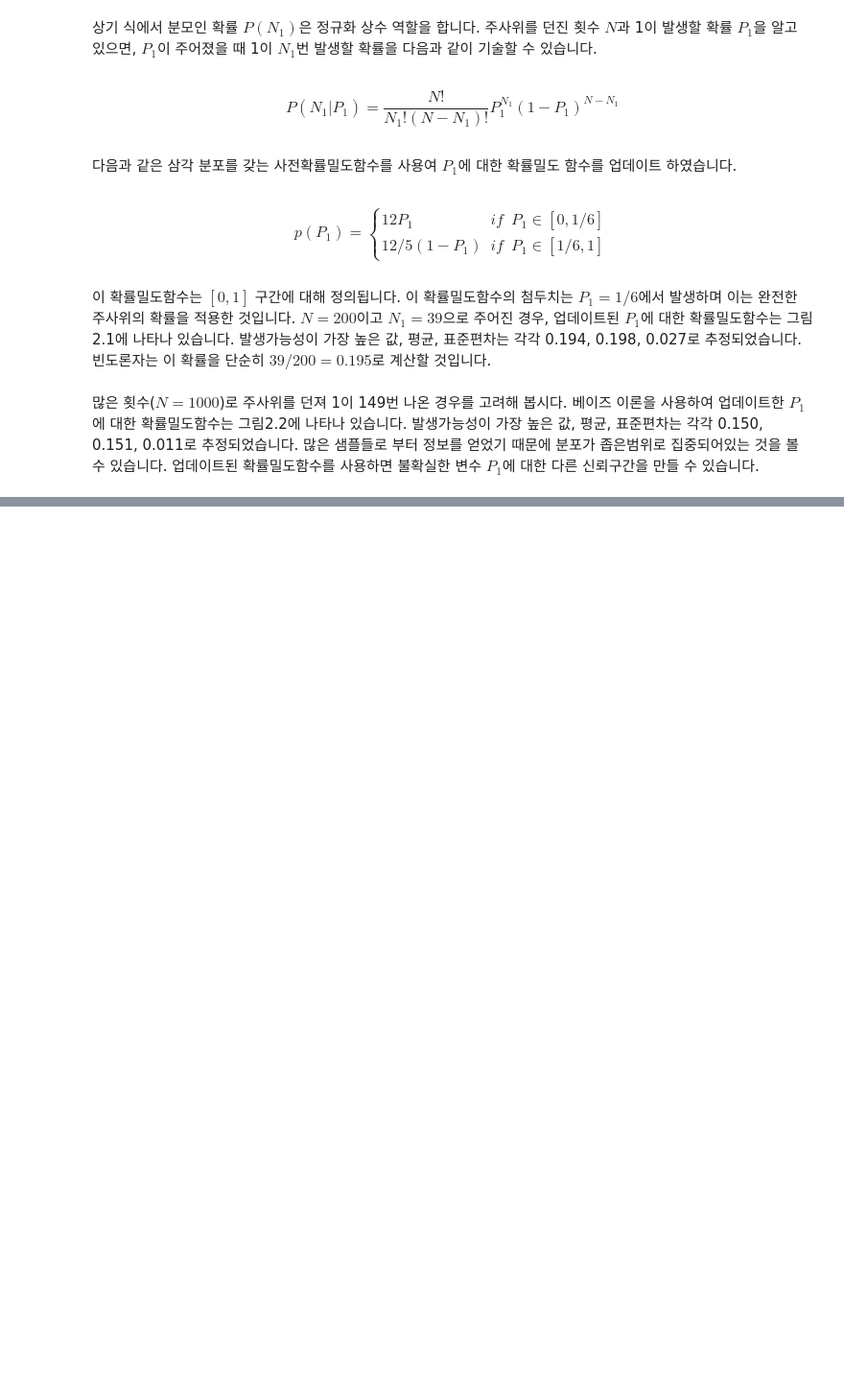
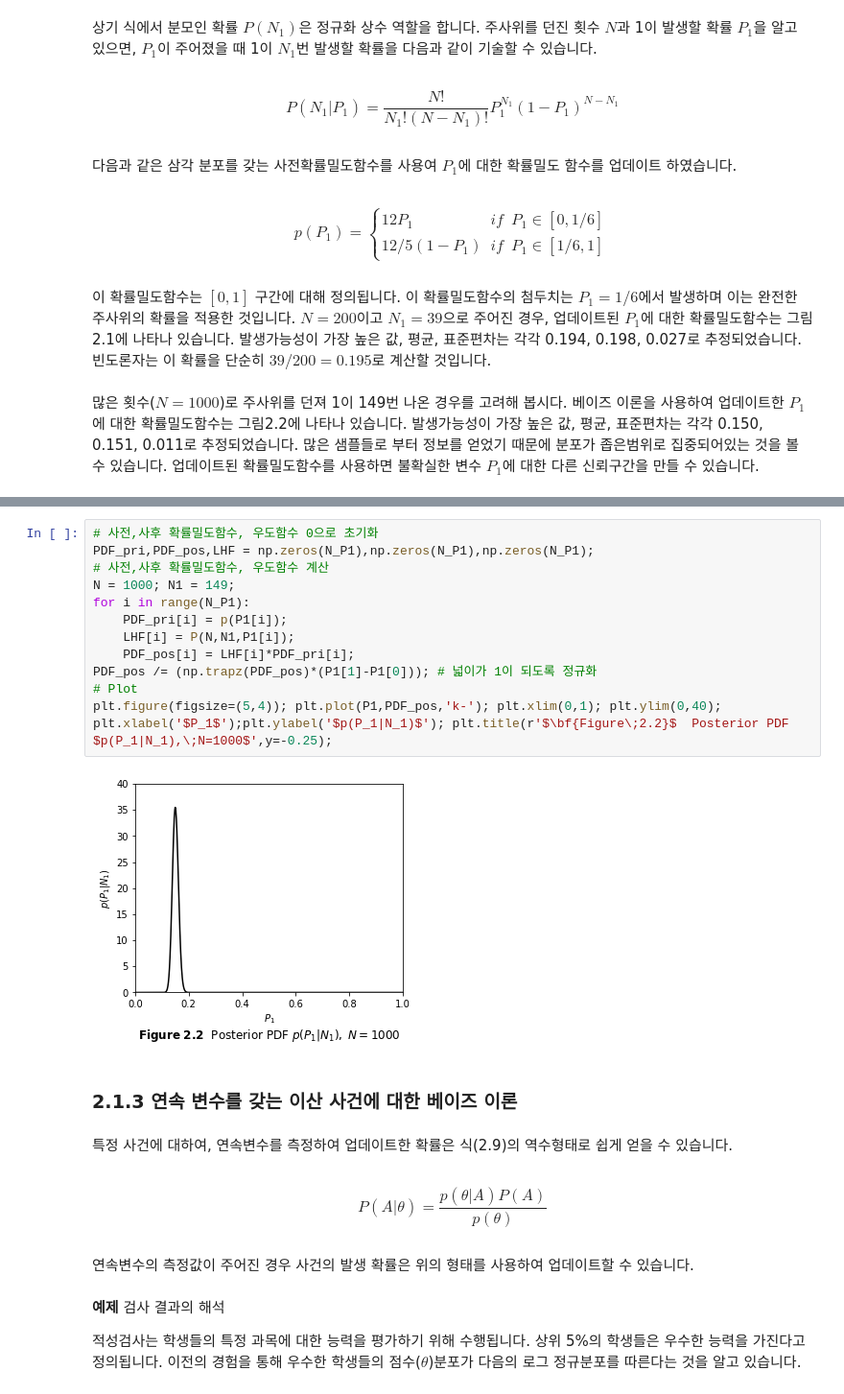
Before and after one commit to wonho13/work, a Jupyter notebook: 책번역/Bayesian Methods for Structural Dynamics and Civil Engineering/Ch2.ipynb, the cells around one changed output, grey strips where cells are left out. Shown at 96% size. Saved outputs shown, nothing was run; the diff lists cells and outputs as text; blank space fills up the shorter version.

```diff
--- a/책번역/Bayesian Methods for Structural Dynamics and Civil Engineering/Ch2.ipynb
+++ b/책번역/Bayesian Methods for Structural Dynamics and Civil Engineering/Ch2.ipynb
@@ -161,0 +187,27 @@ def p(P1):
+# %%
+# 사전,사후 확률밀도함수, 우도함수 0으로 초기화
+PDF_pri,PDF_pos,LHF = np.zeros(N_P1),np.zeros(N_P1),np.zeros(N_P1);
+# 사전,사후 확률밀도함수, 우도함수 계산
+N = 1000; N1 = 149;
+for i in range(N_P1):
+    PDF_pri[i] = p(P1[i]);
+    LHF[i] = P(N,N1,P1[i]);
+    PDF_pos[i] = LHF[i]*PDF_pri[i];
+PDF_pos /= (np.trapz(PDF_pos)*(P1[1]-P1[0])); # 넓이가 1이 되도록 정규화
+# Plot
+plt.figure(figsize=(5,4)); plt.plot(P1,PDF_pos,'k-'); plt.xlim(0,1); plt.ylim(0,40);
+plt.xlabel('$P_1$');plt.ylabel('$p(P_1|N_1)$'); plt.title(r'$\bf{Figure\;2.2}$  Posterior PDF $p(P_1|N_1),\;N=1000$',y=-0.25);
+# %% [output]
+[figure, added]
+# %% [markdown]
+### 2.1.3 연속 변수를 갖는 이산 사건에 대한 베이즈 이론
+# %% [markdown]
+특정 사건에 대하여, 연속변수를 측정하여 업데이트한 확률은 식(2.9)의 역수형태로 쉽게 얻을 수 있습니다.
+# %% [markdown]
+$$P(A|\theta)=\frac{p(\theta|A)P(A)}{p(\theta)} \tag{2.10}$$
+# %% [markdown]
+연속변수의 측정값이 주어진 경우 사건의 발생 확률은 위의 형태를 사용하여 업데이트할 수 있습니다.
+# %% [markdown]
+**예제** 검사 결과의 해석
+
+적성검사는 학생들의 특정 과목에 대한 능력을 평가하기 위해 수행됩니다. 상위 5%의 학생들은 우수한 능력을 가진다고 정의됩니다. 이전의 경험을 통해 우수한 학생들의 점수($\theta$)분포가 다음의 로그 정규분포를 따른다는 것을 알고 있습니다.
```
Also changed, not shown: parts of 3 cells of this notebook.
